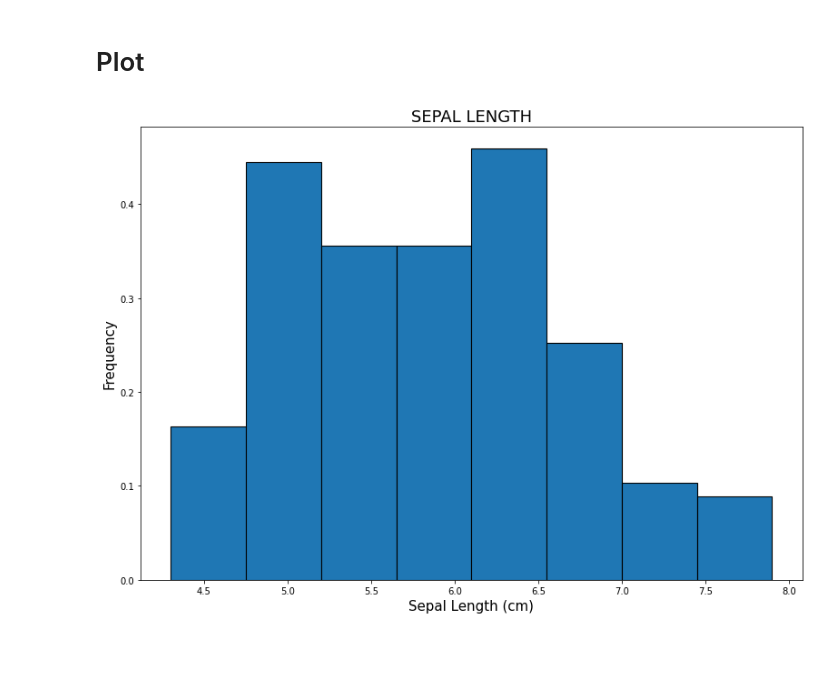
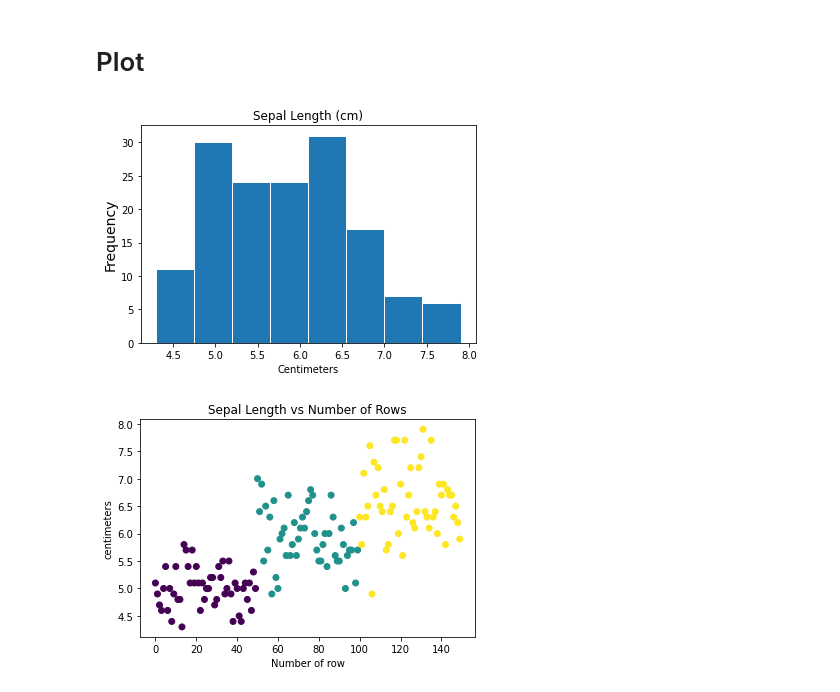
Before and after one commit to ralsouza/python_fundamentos, a Jupyter notebook: src/07_Exploratory_Analysis/02_Explotatory_Analysis_Exercise.ipynb, the cells around one changed output. Drawn from its saved outputs; the diff is of its cells as text; code cells hidden in the pictures; blank space fills up the shorter version.

```diff
--- a/src/07_Exploratory_Analysis/02_Explotatory_Analysis_Exercise.ipynb
+++ b/src/07_Exploratory_Analysis/02_Explotatory_Analysis_Exercise.ipynb
@@ -227,17 +226,21 @@ Name: sepal length (cm), dtype: int64
 nbr_bins = freedman_diaconis(data=df['sepal length (cm)'],returnas='bins')
 # %%
 # Crie um Histograma de sepal length
-fig, ax = plt.subplots(nrows=1, ncols=1)
-fig.set_size_inches(11,8)
-ax.hist(df['sepal length (cm)'],density=True,edgecolor='black',linewidth=1.1,bins=nbr_bins)
-ax.set_title('SEPAL LENGTH',fontsize=18)
-ax.set_ylabel('Frequency',fontsize=15)
-ax.set_xlabel('Sepal Length (cm)',fontsize=15)
-ax.grid(False)
-plt.tight_layout()
+plt.hist(x=df['sepal length (cm)'],edgecolor='white',bins=nbr_bins)
+plt.title('Sepal Length (cm)')
+plt.ylabel('Frequency',fontsize=14)
+plt.xlabel('Centimeters')
 plt.show()
 # %% [output]
-[figure, old version]
+[figure, new version]
 # %%
-# Crie um Gráficos de Dispersão (scatter Plot) da variável sepal length versus número da linha,
+# Crie um gráfico de dispersão (scatter plot) da variável sepal length versus número da linha,
 # colorido por marcadores da variável target
+
+plt.scatter(x=range(len(df)),y=df['sepal length (cm)'],c=df['target'])
+plt.title('Sepal Length vs Number of Rows')
+plt.ylabel('centimeters')
+plt.xlabel('Number of row')
+plt.show()
+# %% [output]
+[figure, added]
```
Also changed, not shown: parts of 7 cells of this notebook.
